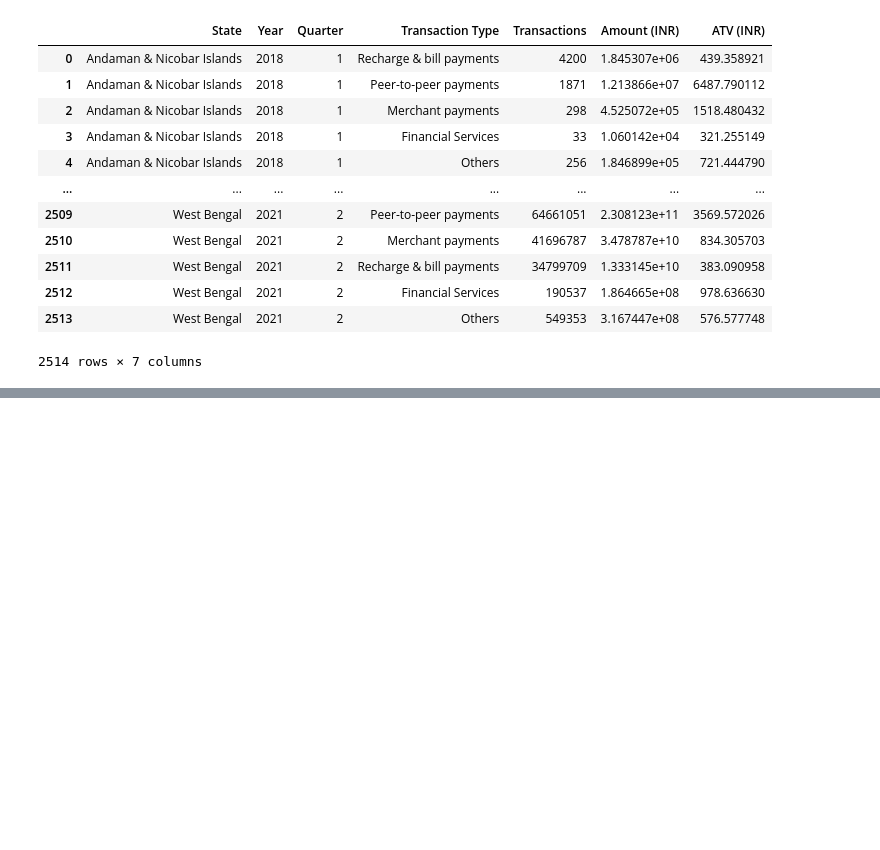
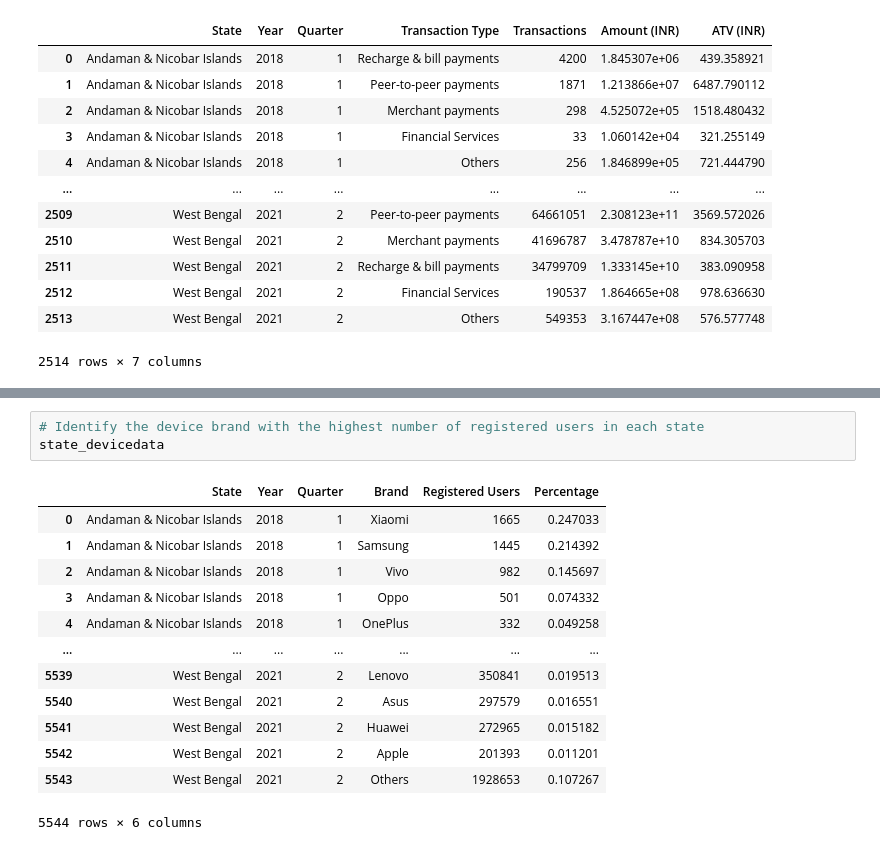
Before and after one commit to Shyam1327/PhonePe_Case_Study_Analysis, a Jupyter notebook: PhonePe.ipynb, the cells around one changed output, grey strips where cells are left out. Drawn from its saved outputs; the diff is of its cells as text; blank space fills up the shorter version.

```diff
--- a/PhonePe.ipynb
+++ b/PhonePe.ipynb
@@ -569,0 +604,17 @@ freq_txn_type
+# %%
+# Identify the device brand with the highest number of registered users in each state
+state_devicedata
+# %% [output]
+|  | State | Year | Quarter | Brand | Registered Users | Percentage |
+| 0 | Andaman & Nicobar Islands | 2018 | 1 | Xiaomi | 1665 | 0.247033 |
+| 1 | Andaman & Nicobar Islands | 2018 | 1 | Samsung | 1445 | 0.214392 |
+| 2 | Andaman & Nicobar Islands | 2018 | 1 | Vivo | 982 | 0.145697 |
+| 3 | Andaman & Nicobar Islands | 2018 | 1 | Oppo | 501 | 0.074332 |
+| 4 | Andaman & Nicobar Islands | 2018 | 1 | OnePlus | 332 | 0.049258 |
+| ... | ... | ... | ... | ... | ... | ... |
+| 5539 | West Bengal | 2021 | 2 | Lenovo | 350841 | 0.019513 |
+| 5540 | West Bengal | 2021 | 2 | Asus | 297579 | 0.016551 |
+| 5541 | West Bengal | 2021 | 2 | Huawei | 272965 | 0.015182 |
+| 5542 | West Bengal | 2021 | 2 | Apple | 201393 | 0.011201 |
+| 5543 | West Bengal | 2021 | 2 | Others | 1928653 | 0.107267 |
+5544 rows × 6 columns
```
Also changed, not shown: parts of 16 cells of this notebook.
